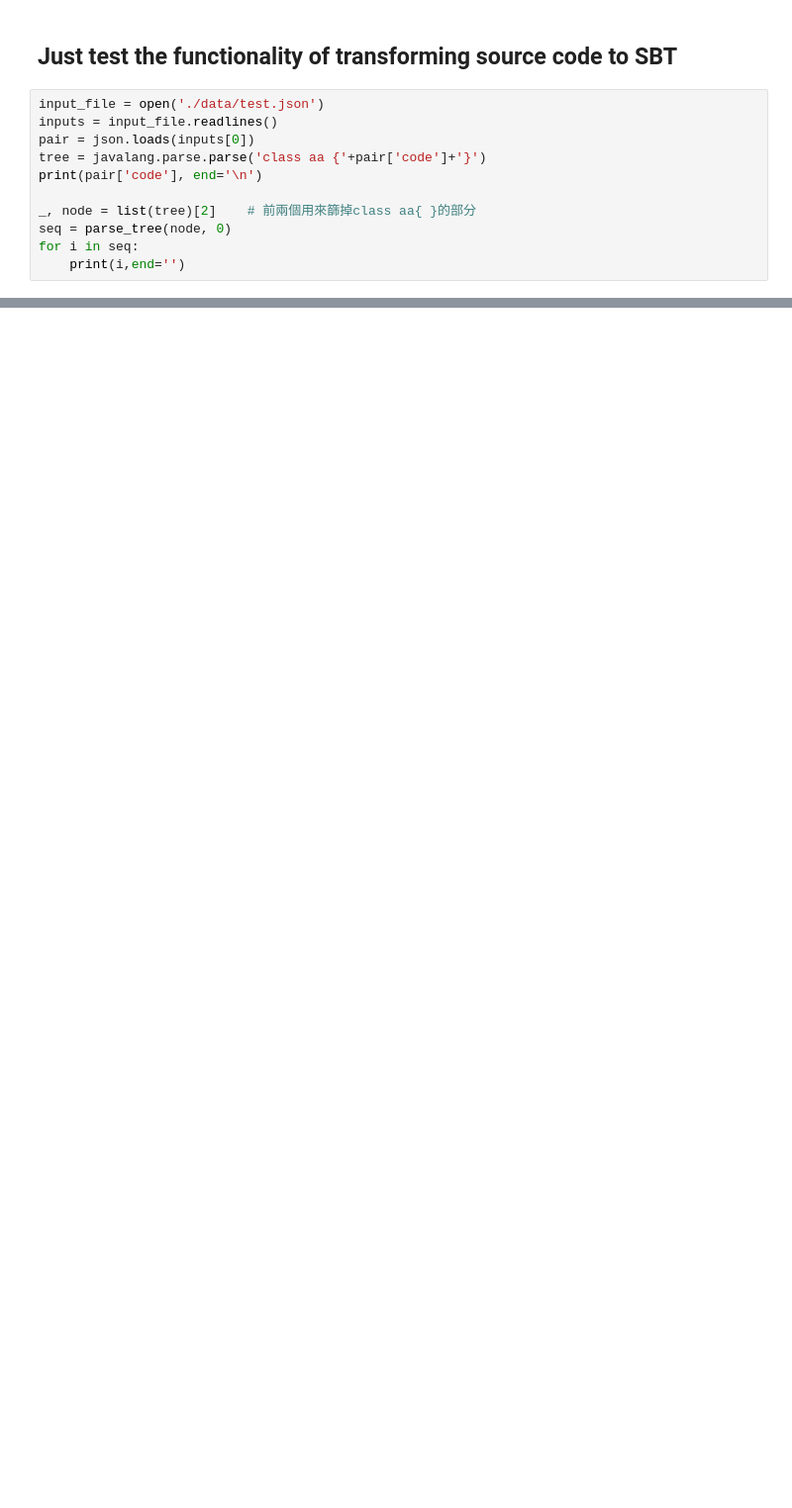
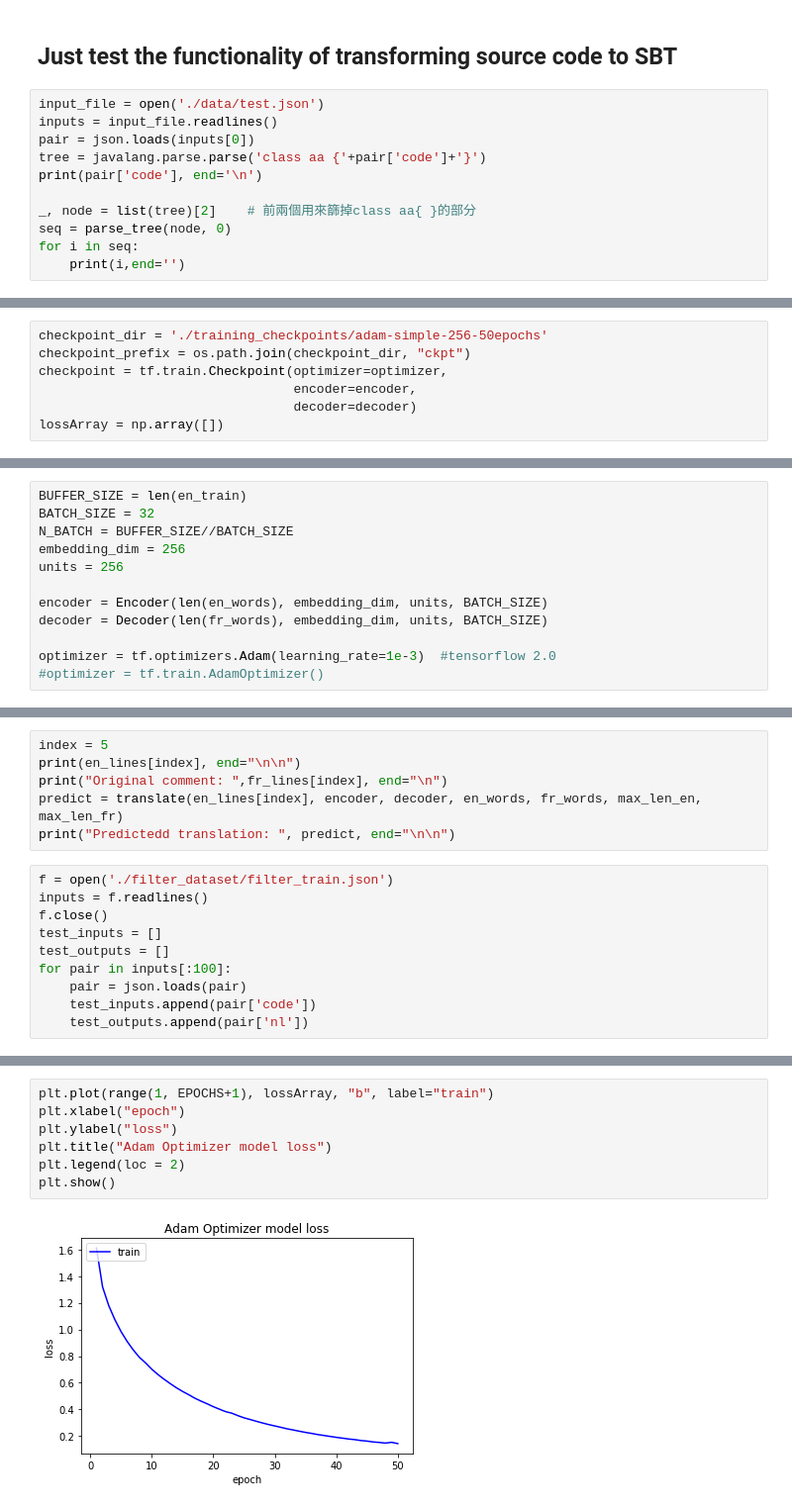
Before and after one commit to yurong0404/ComCNN, a Jupyter notebook: main.ipynb, the cells around one changed output, grey strips where cells are left out. Shown at 99% size. Saved outputs shown, nothing was run; the diff lists cells and outputs as text; blank space fills up the shorter version.

```diff
--- a/main.ipynb
+++ b/main.ipynb
@@ -651,0 +677,7 @@ Predicted translation: a new protocol is useful for no matches a new protocol is
+# %%
+checkpoint_dir = './training_checkpoints/adam-simple-256-50epochs'
+checkpoint_prefix = os.path.join(checkpoint_dir, "ckpt")
+checkpoint = tf.train.Checkpoint(optimizer=optimizer,
+                                 encoder=encoder,
+                                 decoder=decoder)
+lossArray = np.array([])
@@ -651,0 +794,12 @@ Predicted translation: a new protocol is useful for no matches a new protocol is
+# %%
+BUFFER_SIZE = len(en_train)
+BATCH_SIZE = 32
+N_BATCH = BUFFER_SIZE//BATCH_SIZE
+embedding_dim = 256
+units = 256
+
+encoder = Encoder(len(en_words), embedding_dim, units, BATCH_SIZE)
+decoder = Decoder(len(fr_words), embedding_dim, units, BATCH_SIZE)
+
+optimizer = tf.optimizers.Adam(learning_rate=1e-3)  #tensorflow 2.0
+#optimizer = tf.train.AdamOptimizer()
@@ -651,0 +949,16 @@ Predicted translation: a new protocol is useful for no matches a new protocol is
+# %%
+index = 5
+print(en_lines[index], end="\n\n")
+print("Original comment: ",fr_lines[index], end="\n")
+predict = translate(en_lines[index], encoder, decoder, en_words, fr_words, max_len_en, max_len_fr)
+print("Predictedd translation: ", predict, end="\n\n")
+# %%
+f = open('./filter_dataset/filter_train.json')
+inputs = f.readlines()
+f.close()
+test_inputs = []
+test_outputs = []
+for pair in inputs[:100]:
+    pair = json.loads(pair)
+    test_inputs.append(pair['code'])
+    test_outputs.append(pair['nl'])
@@ -651,0 +1059,9 @@ Predicted translation: a new protocol is useful for no matches a new protocol is
+# %%
+plt.plot(range(1, EPOCHS+1), lossArray, "b", label="train")
+plt.xlabel("epoch")
+plt.ylabel("loss")
+plt.title("Adam Optimizer model loss")
+plt.legend(loc = 2)
+plt.show()
+# %% [output]
+[figure, added]
```
Also changed, not shown: parts of 40 cells of this notebook.
